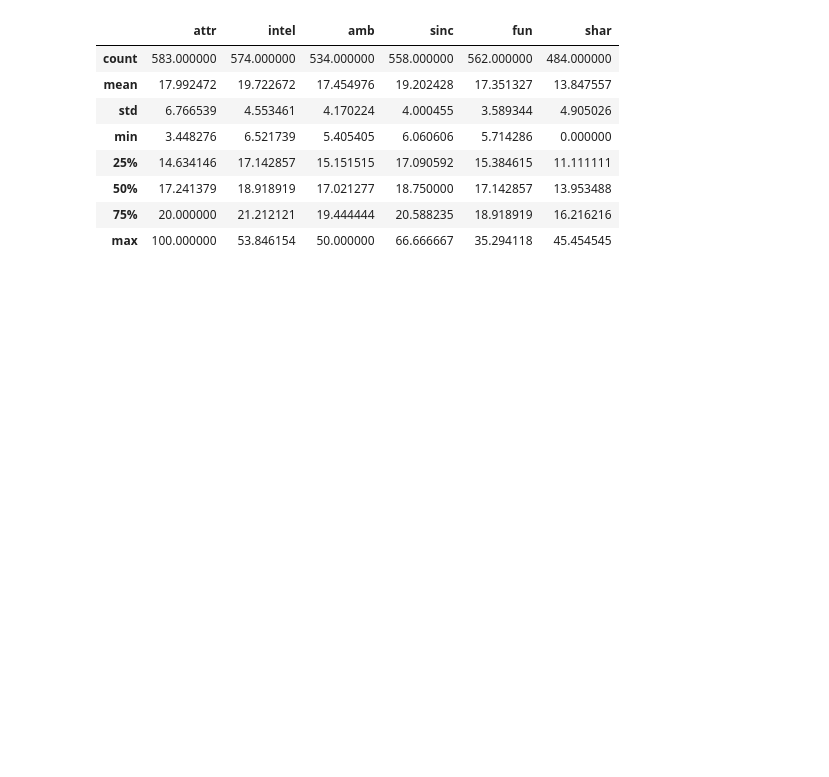
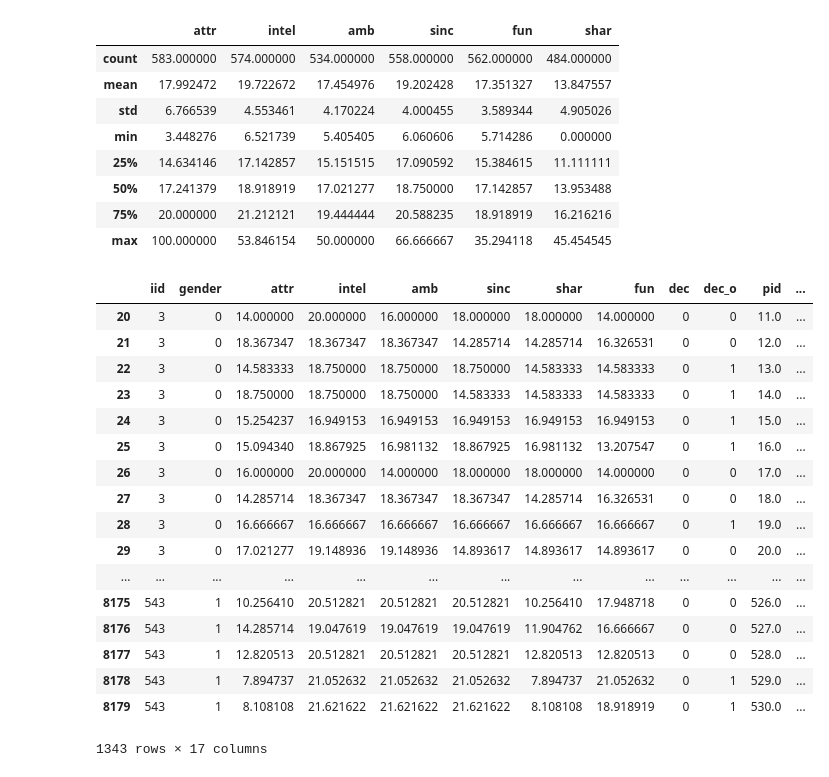
Before and after one commit to fiatveritas/Portfolio, a Jupyter notebook: Udacity_Project_5_Capstone/Love_At_First_Sight.ipynb, the cells around one changed output. Cells and saved outputs as stored; diff of their text form; code cells hidden in the pictures; blank space fills up the shorter version.

```diff
--- a/Udacity_Project_5_Capstone/Love_At_First_Sight.ipynb
+++ b/Udacity_Project_5_Capstone/Love_At_First_Sight.ipynb
@@ -838,3 +838,25 @@ people_not_matched[people_not_matched['gender'] == 1][['attr', 'intel', 'amb', '
 | max | 100.000000 | 53.846154 | 50.000000 | 66.666667 | 35.294118 | 45.454545 |
 # %%
 #fc.dating_attributes_vs_time_hist(people_not_matched, 1)
+# %%
+display(people_not_matched[['iid', 'gender', 'attr', 'intel', 'amb', 'sinc', 'shar', 'fun', 'dec',
+                            'dec_o', 'pid', 'attr_o', 'intel_o', 'amb_o', 'sinc_o', 'shar_o', 'fun_o' ]])
+# %% [output]
+|  | iid | gender | attr | intel | amb | sinc | shar | fun | dec | dec_o | pid | ... |
+| 20 | 3 | 0 | 14.000000 | 20.000000 | 16.000000 | 18.000000 | 18.000000 | 14.000000 | 0 | 0 | 11.0 | ... |
+| 21 | 3 | 0 | 18.367347 | 18.367347 | 18.367347 | 14.285714 | 14.285714 | 16.326531 | 0 | 0 | 12.0 | ... |
+| 22 | 3 | 0 | 14.583333 | 18.750000 | 18.750000 | 18.750000 | 14.583333 | 14.583333 | 0 | 1 | 13.0 | ... |
+| 23 | 3 | 0 | 18.750000 | 18.750000 | 18.750000 | 14.583333 | 14.583333 | 14.583333 | 0 | 1 | 14.0 | ... |
+| 24 | 3 | 0 | 15.254237 | 16.949153 | 16.949153 | 16.949153 | 16.949153 | 16.949153 | 0 | 1 | 15.0 | ... |
+| 25 | 3 | 0 | 15.094340 | 18.867925 | 16.981132 | 18.867925 | 16.981132 | 13.207547 | 0 | 1 | 16.0 | ... |
+| 26 | 3 | 0 | 16.000000 | 20.000000 | 14.000000 | 18.000000 | 18.000000 | 14.000000 | 0 | 0 | 17.0 | ... |
+| 27 | 3 | 0 | 14.285714 | 18.367347 | 18.367347 | 18.367347 | 14.285714 | 16.326531 | 0 | 0 | 18.0 | ... |
+| 28 | 3 | 0 | 16.666667 | 16.666667 | 16.666667 | 16.666667 | 16.666667 | 16.666667 | 0 | 1 | 19.0 | ... |
+| 29 | 3 | 0 | 17.021277 | 19.148936 | 19.148936 | 14.893617 | 14.893617 | 14.893617 | 0 | 0 | 20.0 | ... |
+| ... | ... | ... | ... | ... | ... | ... | ... | ... | ... | ... | ... | ... |
+| 8175 | 543 | 1 | 10.256410 | 20.512821 | 20.512821 | 20.512821 | 10.256410 | 17.948718 | 0 | 0 | 526.0 | ... |
+| 8176 | 543 | 1 | 14.285714 | 19.047619 | 19.047619 | 19.047619 | 11.904762 | 16.666667 | 0 | 0 | 527.0 | ... |
+| 8177 | 543 | 1 | 12.820513 | 20.512821 | 20.512821 | 20.512821 | 12.820513 | 12.820513 | 0 | 0 | 528.0 | ... |
+| 8178 | 543 | 1 | 7.894737 | 21.052632 | 21.052632 | 21.052632 | 7.894737 | 21.052632 | 0 | 1 | 529.0 | ... |
+| 8179 | 543 | 1 | 8.108108 | 21.621622 | 21.621622 | 21.621622 | 8.108108 | 18.918919 | 0 | 1 | 530.0 | ... |
+1343 rows × 17 columns
```
